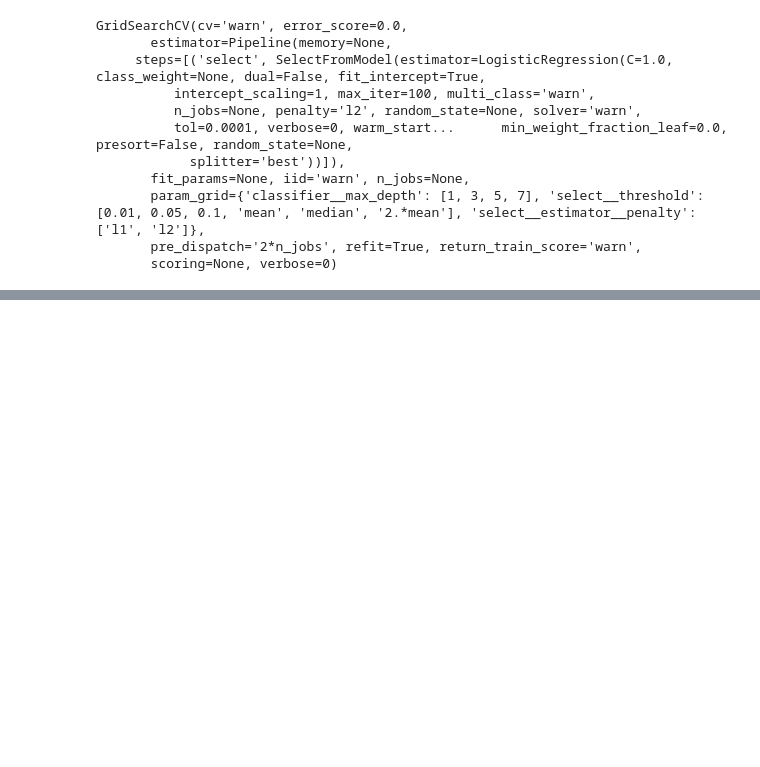
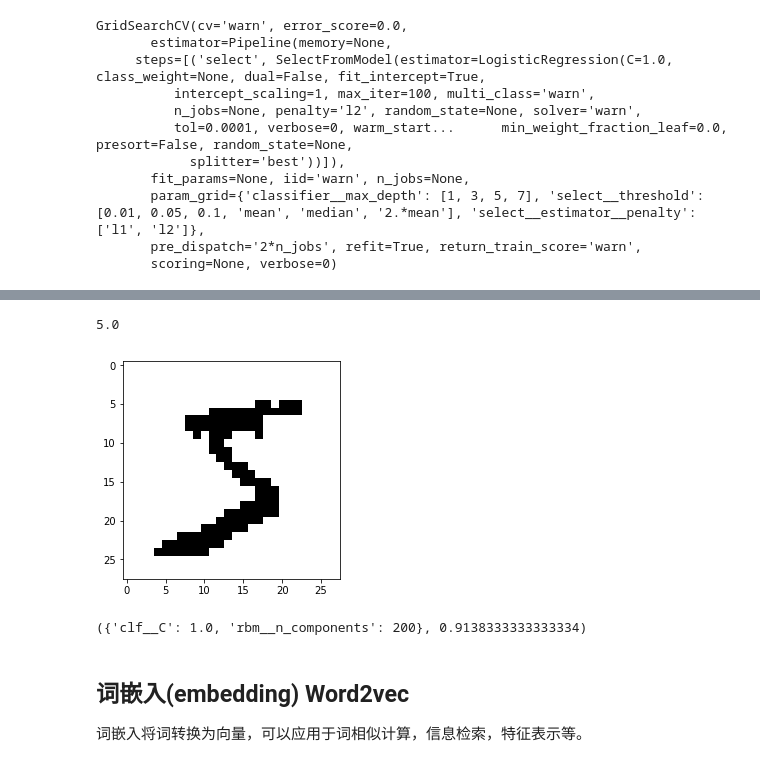
Before and after one commit to Skyexu/machine-learning-practice, a Jupyter notebook: feature_engineering/2. 特征工程入门与实践-book.ipynb, the cells around one changed output, grey strips where cells are left out. Drawn from its saved outputs; the diff is of its cells as text; code cells hidden in the pictures; blank space fills up the shorter version.

```diff
--- a/feature_engineering/2. 特征工程入门与实践-book.ipynb
+++ b/feature_engineering/2. 特征工程入门与实践-book.ipynb
@@ -1576,0 +1639,33 @@ GridSearchCV(cv='warn', error_score=0.0,
+# %%
+# 二值化后，图像的模糊消失了
+plt.imshow(images_X[0].reshape(28, 28), cmap=plt.cm.gray_r)
+
+images_y[0]
+# %% [output]
+5.0
+[figure, added]
+# %%
+# 使用 RBM 提取特征，并使用 LR 进行预测
+from sklearn.linear_model import LogisticRegression
+from sklearn.model_selection import GridSearchCV
+
+rbm = BernoulliRBM(random_state=0)
+lr = LogisticRegression()
+
+params = {'clf__C': [1e-1, 1e0, 1e1],
+         'rbm__n_components': [100, 200]}
+
+# 创建 Pipline
+pipeline = Pipeline([('rbm', rbm), ('clf', lr)])
+
+# 实例化网格化搜索
+grid = GridSearchCV(pipeline, param_grid=params)
+grid.fit(images_X, images_y)
+
+grid.best_params_, grid.best_score_
+# %% [output]
+({'clf__C': 1.0, 'rbm__n_components': 200}, 0.9138333333333334)
+# %% [markdown]
+## 词嵌入(embedding) Word2vec
+
+词嵌入将词转换为向量，可以应用于词相似计算，信息检索，特征表示等。
```
Also changed, not shown: parts of 23 cells of this notebook, 19 other files.
